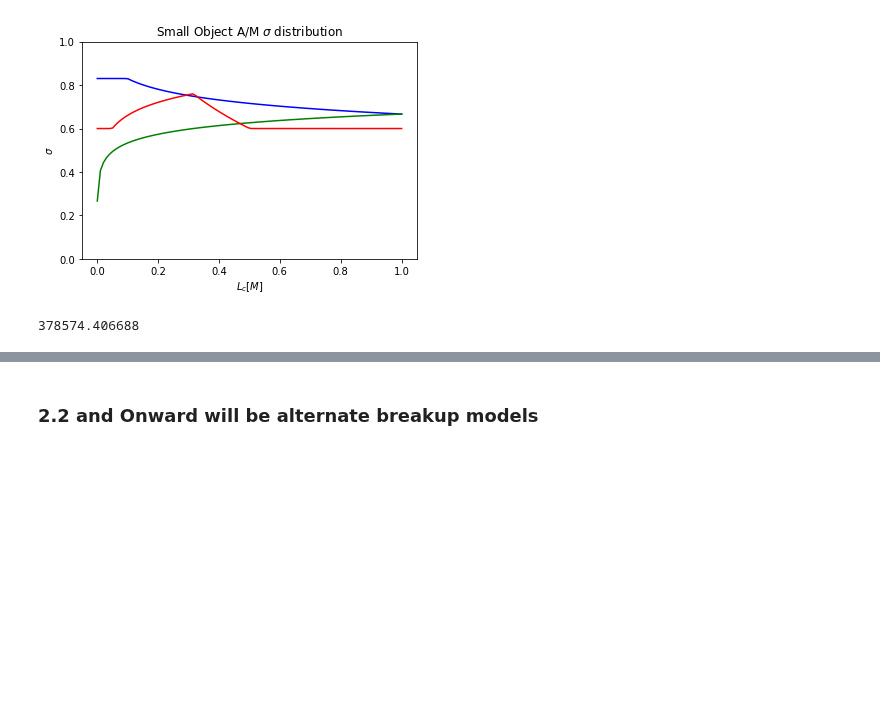
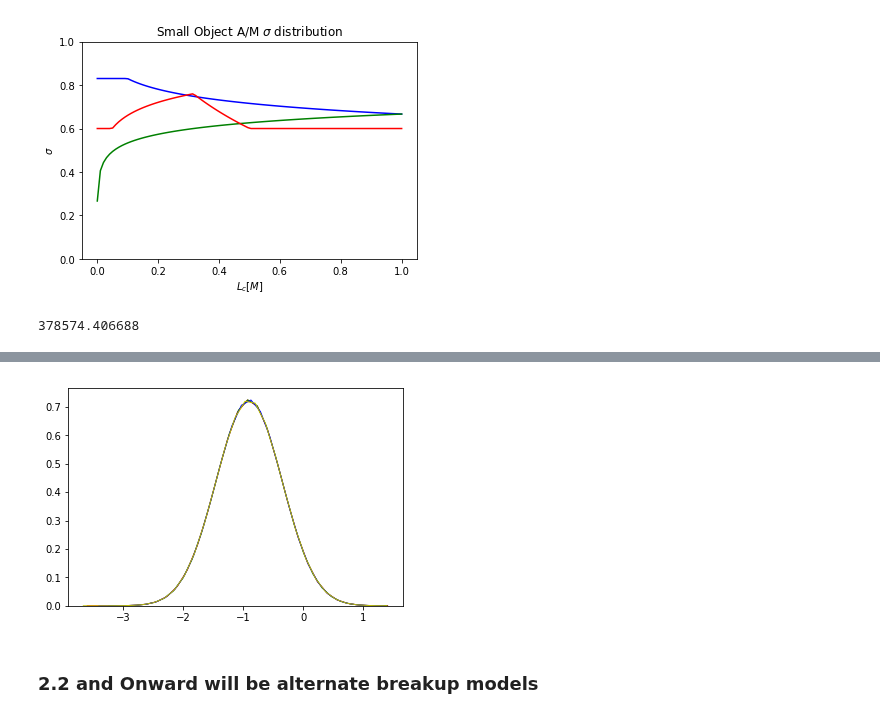
Before and after one commit to ReeceHumphreys/ODAP, a Jupyter notebook: Kessler.ipynb, the cells around one changed output, grey strips where cells are left out. Saved outputs shown, nothing was run; the diff lists cells and outputs as text; code cells hidden in the pictures; blank space fills up the shorter version.

```diff
--- a/Kessler.ipynb
+++ b/Kessler.ipynb
@@ -515,0 +517,77 @@ ValueError: `bins` must increase monotonically, when an array
+# %%
+from random import uniform
+
+bins = np.geomspace(0.001, 0.1, 100)
+fragments = [number_fragments(b, 1000, 10, 10, True, debris_category.rb) / 10**5 for b in bins ]
+L_c = [uniform(bins[i], bins[i+1]) for i in range(len(bins)-1)]
+widths = [bins[i+1] - bins[i] for i in range(len(bins)-1)]
+
+areas = np.array([avg_area(l) for l in L_c])
+AM = np.array([(10**distribution_AM(np.log10(l), debris_category.rb)) for l in L_c])
+
+
+#M = areas / AM
+
+# Plots the AM distribution
+
+lenghts = [0.01, 0.05, 0.1, 1.0]
+colors = ['r', 'g', 'b', 'y']
+i = 0
+for l in lenghts:
+    print(l)
+
+    nf = number_fragments(l, 1000, 10, 10, True, debris_category.rb)
+    alpha = alpha_AM(l, debris_category.rb)
+    std_dev = std_dev_AM(l, debris_category.rb)
+    mean = mean_AM(l, debris_category.rb)
+    mu = mean[0]
+    sigma = std_dev[0]
+    s  = np.random.normal(mean[0], std_dev[0], 100000)
+    count, bins, ignored = plt.hist(s, 30, density=True, fill= None, linewidth=0)
+    plt.plot(bins, 1/(sigma * np.sqrt(2 * np.pi)) * np.exp( - (bins - mu)**2 / (2 * sigma**2) ), linewidth=1, color=colors[i])
+    i += 1
+
+
+plt.show()
+
+
+# fig, axs = plt.subplots(nrows=2, ncols=2, figsize=(20,20))
+
+# # Nf vs. Lc
+# axs[0][0].bar(x=L_c[:98], height=fragments[:98],width=np.diff(L_c)[:98], fill=False, log=True, align="edge", linewidth=0.4)
+# axs[0][0].set_xscale("log")
+# axs[0][0].set_yscale("linear")
+# axs[0][0].set_yticks([0, 2, 4, 6, 8])
+# axs[0][0].set_xticks([10**-3, 10**-2, 10**-1, 1, 10])
+
+# # Nf vs. Area
+# axs[0][1].bar(x=areas[:98], height=fragments[0:98],width=np.diff(areas)[:98], fill=False, log=True, align="edge", linewidth=0.5)
+# axs[0][1].set_xscale("log")
+# axs[0][1].set_yscale("linear")
+# axs[0][1].set_yticks([0, 2, 4, 6, 8])
+# axs[0][1].set_xticks([10**-6, 10**-4, 10**-2, 1, 10**2])
+
+
+# axs[1][0].bar(x=M[:98], height=fragments[0:98],width=np.diff(M), fill=False, log=True, align="edge", linewidth=0.5)
+# axs[1][0].set_xscale("log")
+# axs[1][0].set_yscale("linear")
+# axs[1][0].set_yticks([0, 2, 4, 6, 8])
+# axs[1][0].set_xticks([10**-8, 10**-5, 10**-2, 1, 10**4])
+
+# axs[0][1].hist(x=L_c, height=fragments[0:99],width=widths, fill=False, log=True, align="edge", linewidth=0.5)
+# axs[0][1].set_xscale("log")
+# axs[0][1].set_yscale("linear")
+# axs[0][1].set_yticks([0, 2, 4, 6, 8])
+# axs[0][1].set_xticks([10**-3, 10**-2, 10**-1, 1, 10])
+# # Nf vs. Area
+# axs[0][1].bar(x=areas, y = fragments[0:99])
+# axs[0][1].set_xscale("log")
+# axs[0][1].set_yscale("linear")
+# axs[0][1].set_yticks([0, 2, 4, 6, 8])
+
+# # Nf vs. Area
+# print(max(fragments))
+# axs[1][0].hist(fragments[0:99], bins=M)
+# axs[1][0].set_xscale("log")
+# axs[1][0].set_yticks([0, 2, 4, 6, 8])
+# %% [output]
@@ -516,3 +598,4 @@ ValueError: `bins` must increase monotonically, when an array
+[figure, added]
 # %% [markdown]
 <h3>2.2 and Onward will be alternate breakup models</h3>
 # %% [markdown]
```
Also changed, not shown: parts of 3 cells of this notebook.
